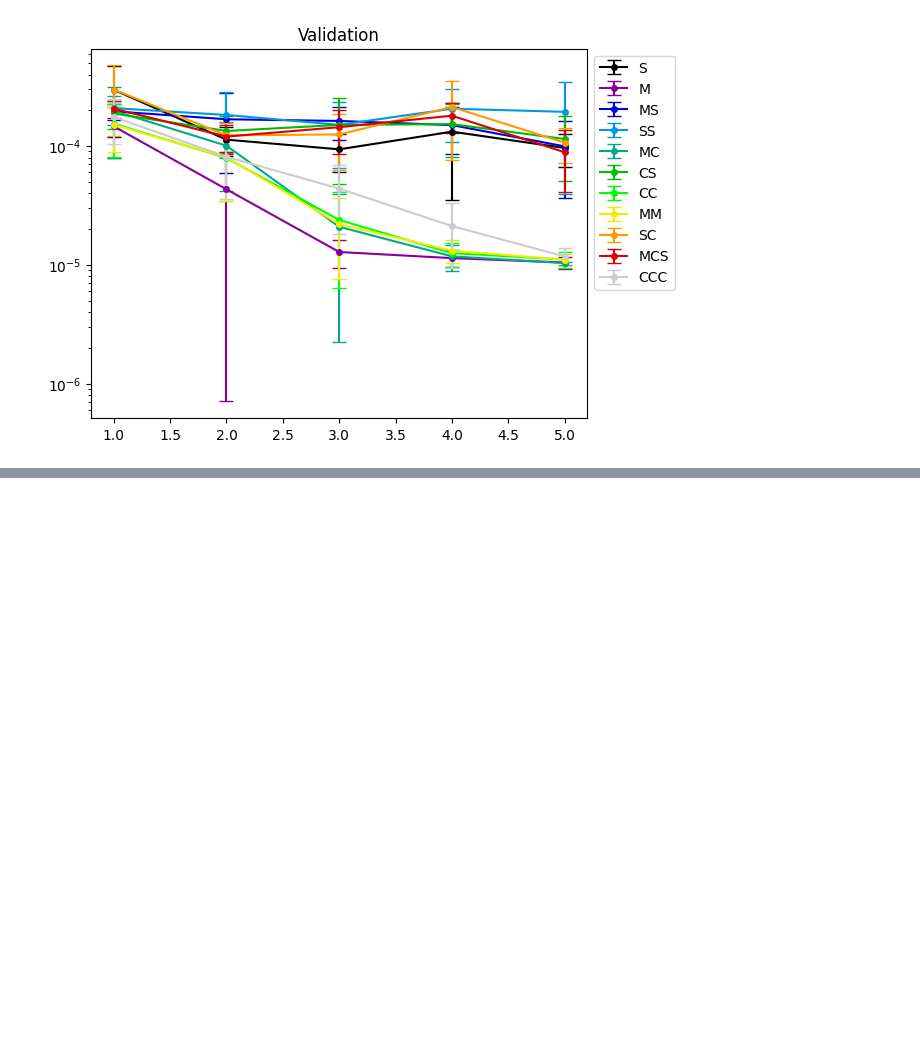
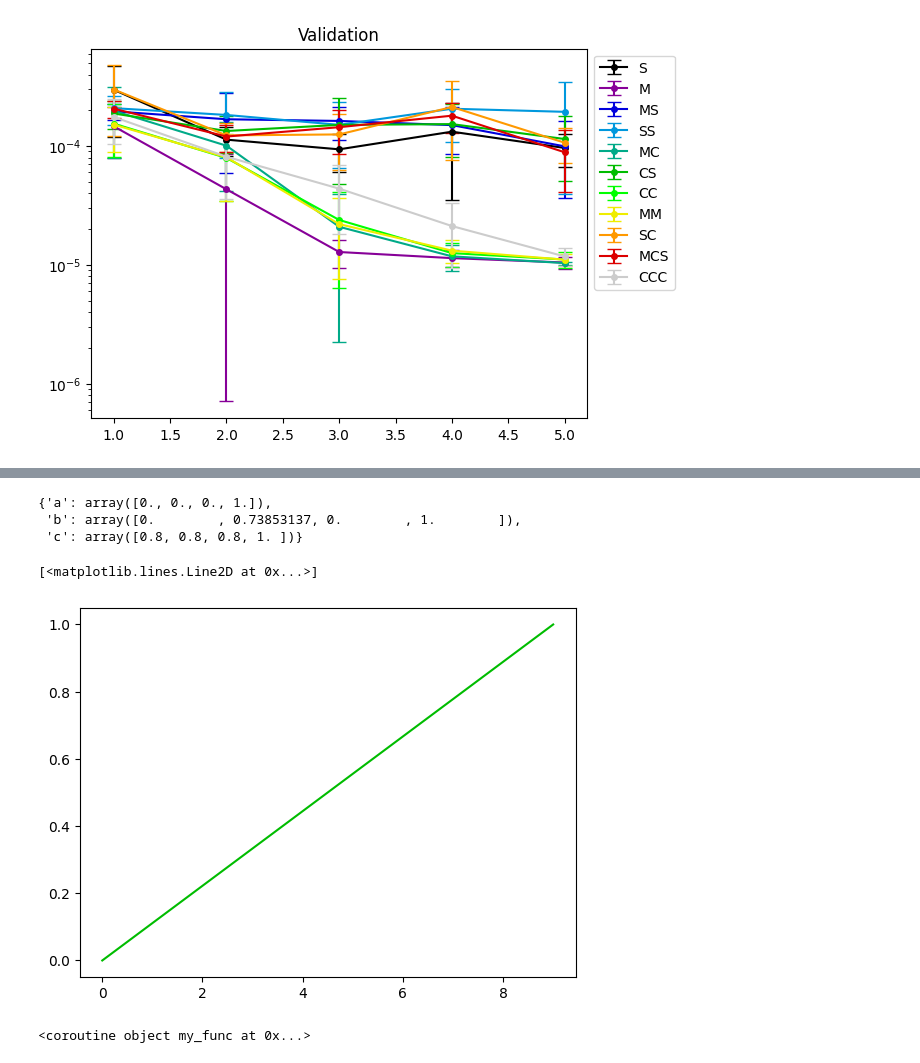
Before and after one commit to H-IAAC/WorldMachine, a Jupyter notebook: dev/Toy1d.ipynb, the cells around one changed output, grey strips where cells are left out. Saved outputs shown, nothing was run; the diff lists cells and outputs as text; code cells hidden in the pictures; blank space fills up the shorter version.

```diff
--- a/dev/Toy1d.ipynb
+++ b/dev/Toy1d.ipynb
@@ -252,0 +418,26 @@ plt.show()
+# %%
+import matplotlib.pyplot as plt
+import numpy as np
+
+colormap = plt.cm.nipy_spectral
+colors = colormap(np.linspace(0, 1, 3))
+
+names = ["a", "b", "c"]
+
+{names[i]:colors[i] for i in range(len(colors))}
+# %% [output]
+{'a': array([0., 0., 0., 1.]),
+ 'b': array([0.        , 0.73853137, 0.        , 1.        ]),
+ 'c': array([0.8, 0.8, 0.8, 1. ])}
+# %%
+plt.plot(np.linspace(0,1,10), color=colors[1])
+# %% [output]
+[<matplotlib.lines.Line2D at 0x...>]
+[figure, added]
+# %%
+async def my_func():
+    return 1
+
+my_func()
+# %% [output]
+<coroutine object my_func at 0x...>
```
Also changed, not shown: parts of 19 cells of this notebook, 31 other files.
